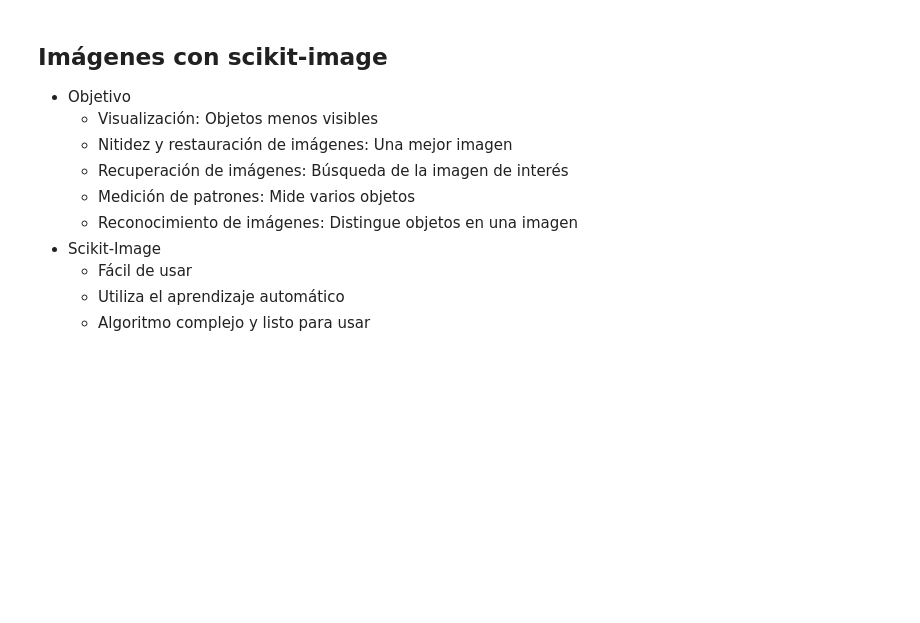
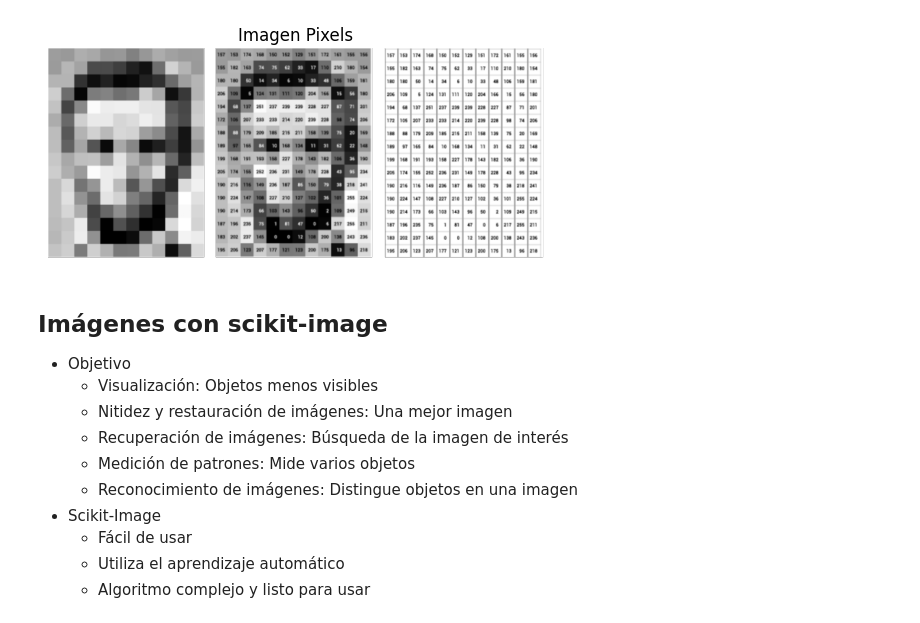
Before and after one commit to MauroTalamantes/Introducci-n_ProcesamientoImagenes_ScikitImage, a Jupyter notebook: Introducción_a_Procesamiento_de_imágenes_y_scikit_image.ipynb, the cells around one changed output. Cells and saved outputs as stored; diff of their text form; code cells hidden in the pictures; blank space fills up the shorter version.

```diff
--- a/Introducción_a_Procesamiento_de_imágenes_y_scikit_image.ipynb
+++ b/Introducción_a_Procesamiento_de_imágenes_y_scikit_image.ipynb
@@ -10,3 +41,16 @@ import matplotlib.pyplot as plt
+# %%
+import matplotlib.image as mpimg
+
+# Leer la imagen
+img = mpimg.imread('dataset/pixels.png')
+
+# Mostrarla
+plt.imshow(img)
+plt.title('Imagen Pixels')
+plt.axis('off')
+plt.show()
+# %% [output]
+[figure, added]
 # %% [markdown]
 ## Imágenes con scikit-image
 - Objetivo
```
Also changed, not shown: parts of 20 cells of this notebook.
